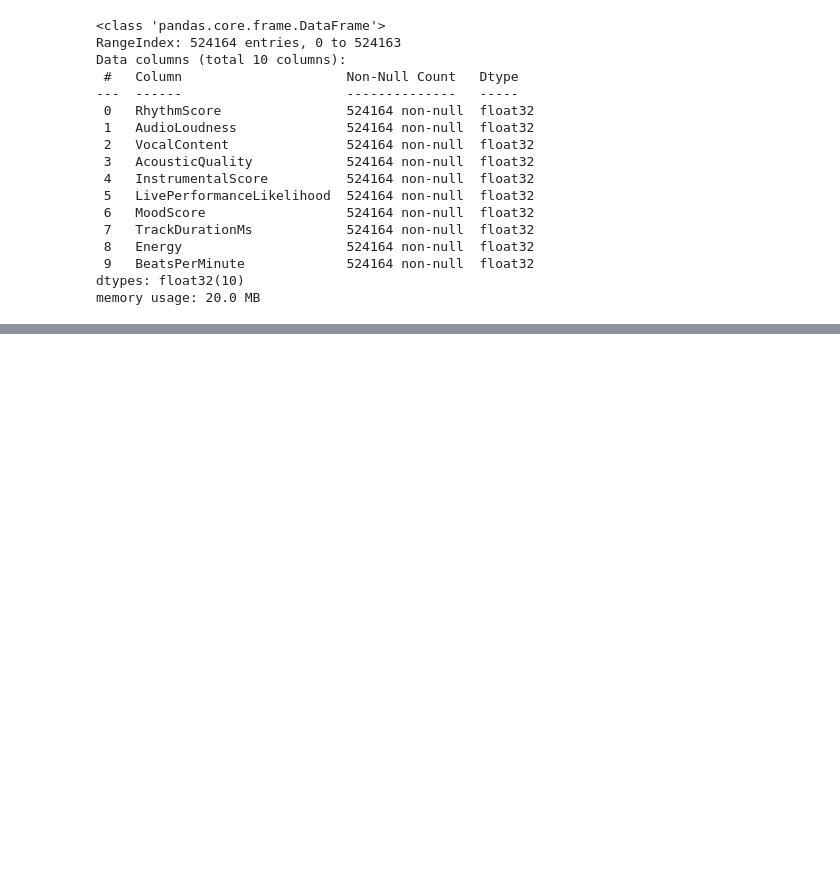
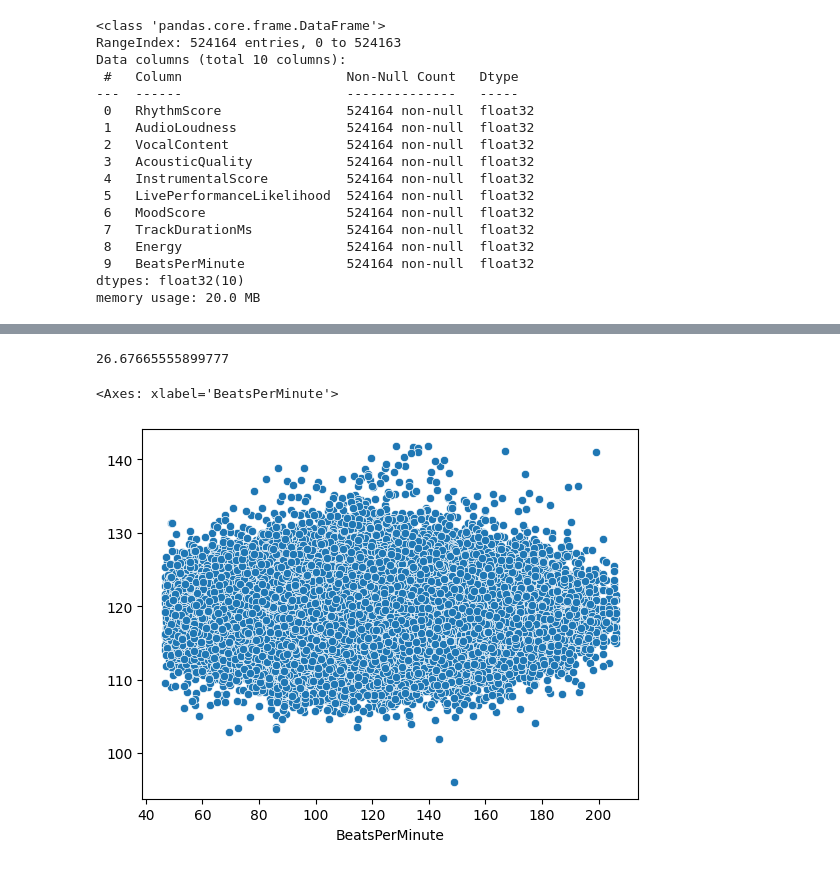
Before and after one commit to CodeHalwell/playground_series_september2025, a Jupyter notebook: initial-model-bpm.ipynb, the cells around one changed output, grey strips where cells are left out. Saved outputs shown, nothing was run; the diff lists cells and outputs as text; code cells hidden in the pictures; blank space fills up the shorter version.

Commit message:
ran baseline random forest on dataset

```diff
--- a/initial-model-bpm.ipynb
+++ b/initial-model-bpm.ipynb
@@ -106,0 +123,25 @@ sns.histplot(data=train_df, x='RhythmScore')
+# %%
+from sklearn.ensemble import RandomForestRegressor
+from sklearn.model_selection import train_test_split
+
+X = train_df.drop('BeatsPerMinute', axis=1)
+y = train_df['BeatsPerMinute']
+
+X_train, X_test, y_train, y_test = train_test_split(X, y, test_size=0.2, random_state=42)
+
+rf = RandomForestRegressor()
+
+rf.fit(X_train, y_train)
+
+y_pred = rf.predict(X_test)
+
+from sklearn.metrics import mean_squared_error
+
+print(np.sqrt(mean_squared_error(y_test, y_pred)))
+# %% [output]
+26.67665555899777
+# %%
+sns.scatterplot(x=y_test, y=y_pred)
+# %% [output]
+<Axes: xlabel='BeatsPerMinute'>
+[figure, added]
```
Also changed, not shown: parts of 2 cells of this notebook.
